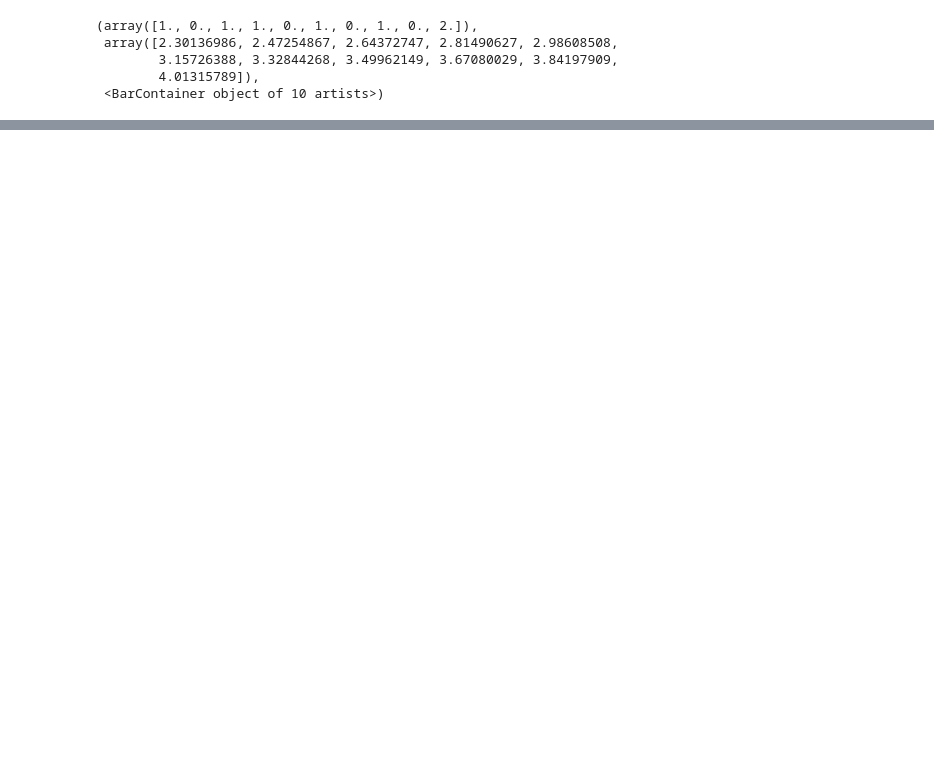
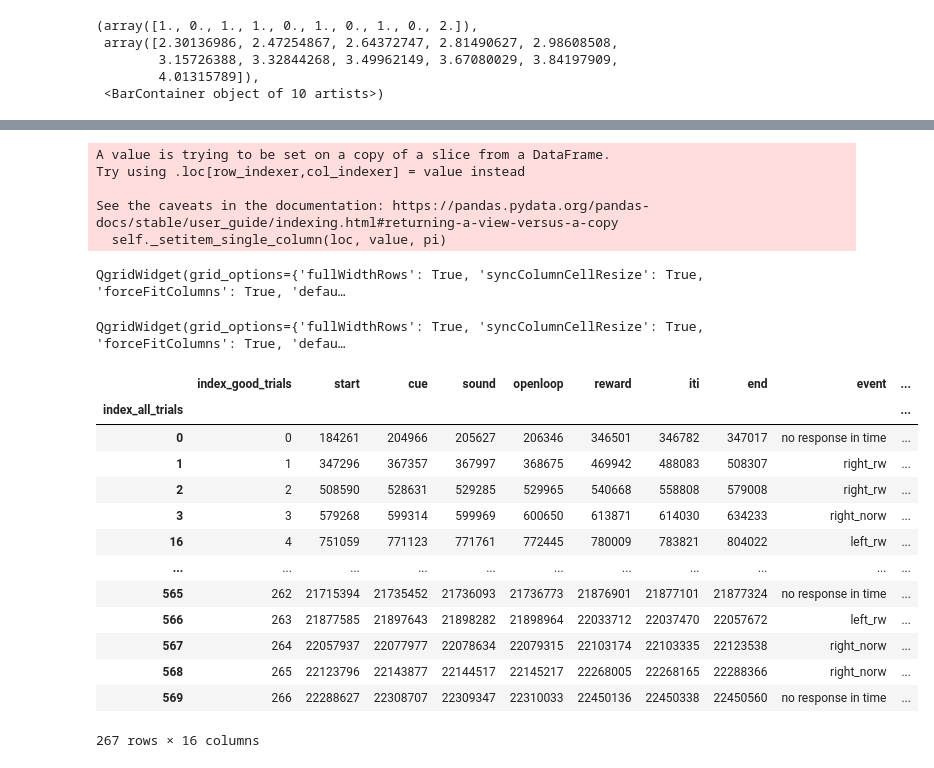
Before and after one commit to maxhoheiser/spikes-ephys, a Jupyter notebook: sessions_eda.ipynb, the cells around one changed output, grey strips where cells are left out. Drawn from its saved outputs; the diff is of its cells as text; code cells hidden in the pictures; blank space fills up the shorter version.

```diff
--- a/sessions_eda.ipynb
+++ b/sessions_eda.ipynb
@@ -718,0 +779,2 @@ plt.hist(ratio)
+# %%
+sync_obj = SyncPhenosys(session, folder, 7, 1, rows_missing_ttl)
@@ -718,0 +793,2 @@ plt.hist(ratio)
+# %%
+behavior_obj = BehaviorAnalysis(sync_obj, deselect_trials)
@@ -718,0 +805,12 @@ plt.hist(ratio)
+# %%
+behavior_obj.good_trials_df.loc[0:6,'select']=False
+# %% [output]
+A value is trying to be set on a copy of a slice from a DataFrame.
+Try using .loc[row_indexer,col_indexer] = value instead
+
+See the caveats in the documentation: https://pandas.pydata.org/pandas-docs/stable/user_guide/indexing.html#returning-a-view-versus-a-copy
+  self._setitem_single_column(loc, value, pi)
+# %%
+qgrid.show_grid(behavior_obj.trials_df)
+# %% [output]
+QgridWidget(grid_options={'fullWidthRows': True, 'syncColumnCellResize': True, 'forceFitColumns': True, 'defau…
@@ -718,0 +819,4 @@ plt.hist(ratio)
+# %%
+qgrid.show_grid(spikes_obj.trials_df)
+# %% [output]
+QgridWidget(grid_options={'fullWidthRows': True, 'syncColumnCellResize': True, 'forceFitColumns': True, 'defau…
@@ -718,0 +825,17 @@ plt.hist(ratio)
+# %%
+behavior_obj.trials_df.loc[[behavior_obj.trials_df['good'] and [behavior_obj.trials_df['index_good_trials'],:]
+# %% [output]
+|  | index_good_trials | start | cue | sound | openloop | reward | iti | end | event | ... |
+| index_all_trials |  |  |  |  |  |  |  |  |  | ... |
+| 0 | 0 | 184261 | 204966 | 205627 | 206346 | 346501 | 346782 | 347017 | no response in time | ... |
+| 1 | 1 | 347296 | 367357 | 367997 | 368675 | 469942 | 488083 | 508307 | right_rw | ... |
+| 2 | 2 | 508590 | 528631 | 529285 | 529965 | 540668 | 558808 | 579008 | right_rw | ... |
+| 3 | 3 | 579268 | 599314 | 599969 | 600650 | 613871 | 614030 | 634233 | right_norw | ... |
+| 16 | 4 | 751059 | 771123 | 771761 | 772445 | 780009 | 783821 | 804022 | left_rw | ... |
+| ... | ... | ... | ... | ... | ... | ... | ... | ... | ... | ... |
+| 565 | 262 | 21715394 | 21735452 | 21736093 | 21736773 | 21876901 | 21877101 | 21877324 | no response in time | ... |
+| 566 | 263 | 21877585 | 21897643 | 21898282 | 21898964 | 22033712 | 22037470 | 22057672 | left_rw | ... |
+| 567 | 264 | 22057937 | 22077977 | 22078634 | 22079315 | 22103174 | 22103335 | 22123538 | right_norw | ... |
+| 568 | 265 | 22123796 | 22143877 | 22144517 | 22145217 | 22268005 | 22268165 | 22288366 | right_norw | ... |
+| 569 | 266 | 22288627 | 22308707 | 22309347 | 22310033 | 22450136 | 22450338 | 22450560 | no response in time | ... |
+267 rows × 16 columns
```
Also changed, not shown: parts of 69 cells of this notebook, 4 other files.
